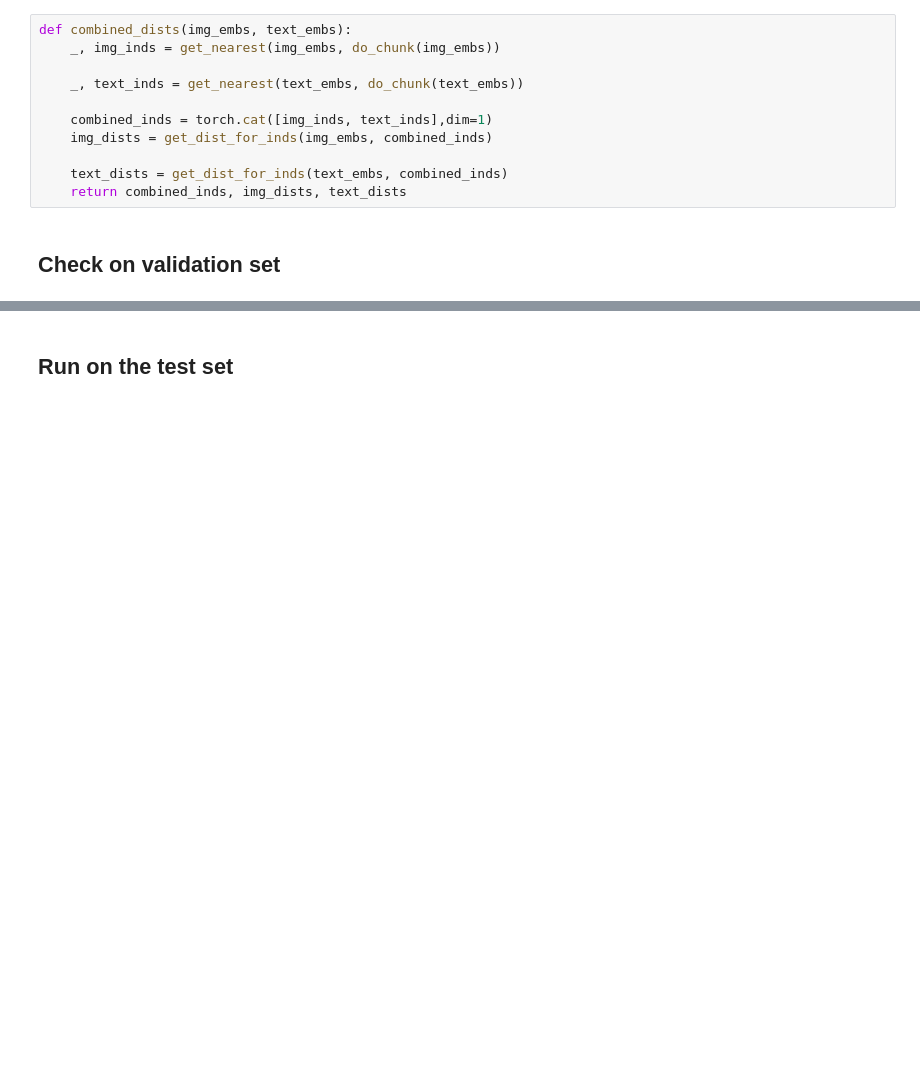
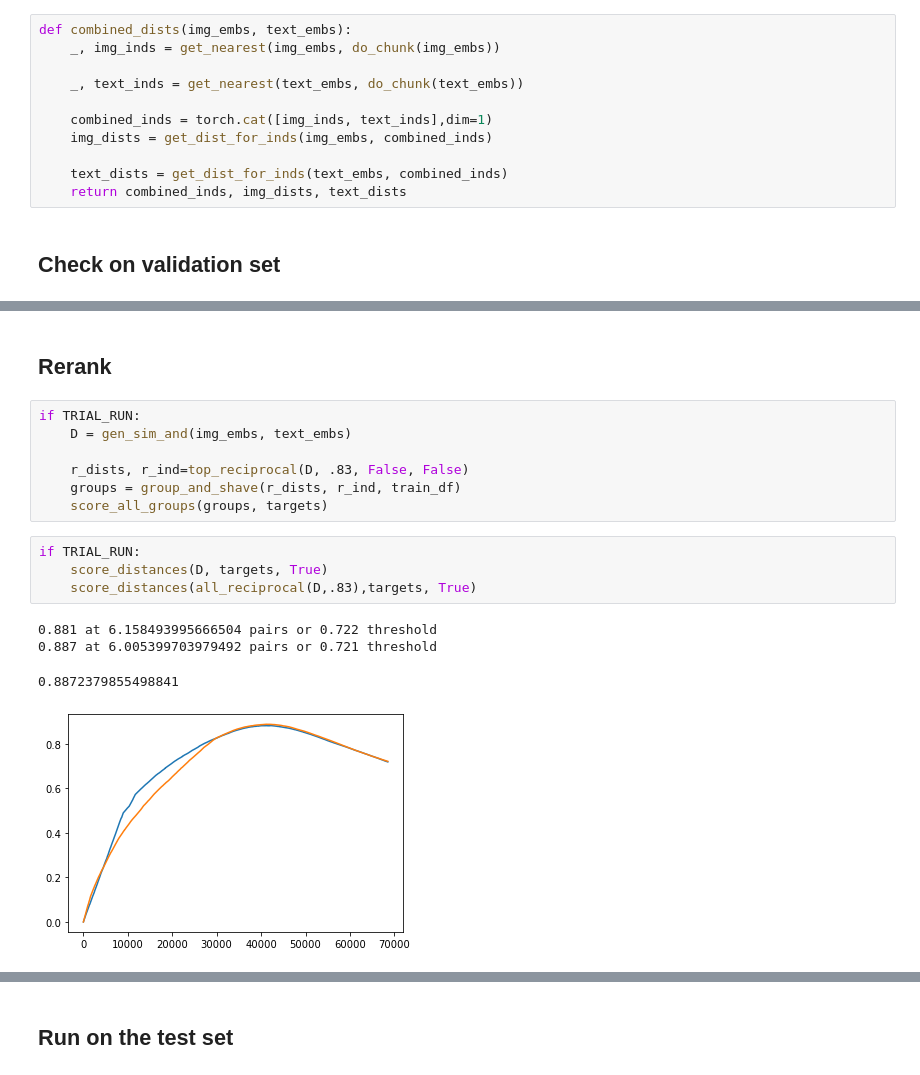
Before and after one commit to slawekslex/shopee, a Jupyter notebook: InferCombined.ipynb, the cells around one changed output, grey strips where cells are left out. Drawn from its saved outputs; the diff is of its cells as text; blank space fills up the shorter version.

Commit message:
reciprocal distance .760 LB

```diff
--- a/InferCombined.ipynb
+++ b/InferCombined.ipynb
@@ -225,0 +236,18 @@ if TRIAL_RUN:
+# %% [markdown]
+## Rerank
+# %%
+if TRIAL_RUN:
+    D = gen_sim_and(img_embs, text_embs)
+
+    r_dists, r_ind=top_reciprocal(D, .83, False, False)
+    groups = group_and_shave(r_dists, r_ind, train_df)
+    score_all_groups(groups, targets)
+# %%
+if TRIAL_RUN:
+    score_distances(D, targets, True)
+    score_distances(all_reciprocal(D,.83),targets, True)
+# %% [output]
+0.881 at 6.158493995666504 pairs or 0.722 threshold
+0.887 at 6.005399703979492 pairs or 0.721 threshold
+0.8872379855498841
+[figure, added]
```
Also changed, not shown: parts of 20 cells of this notebook, 3 other files.
